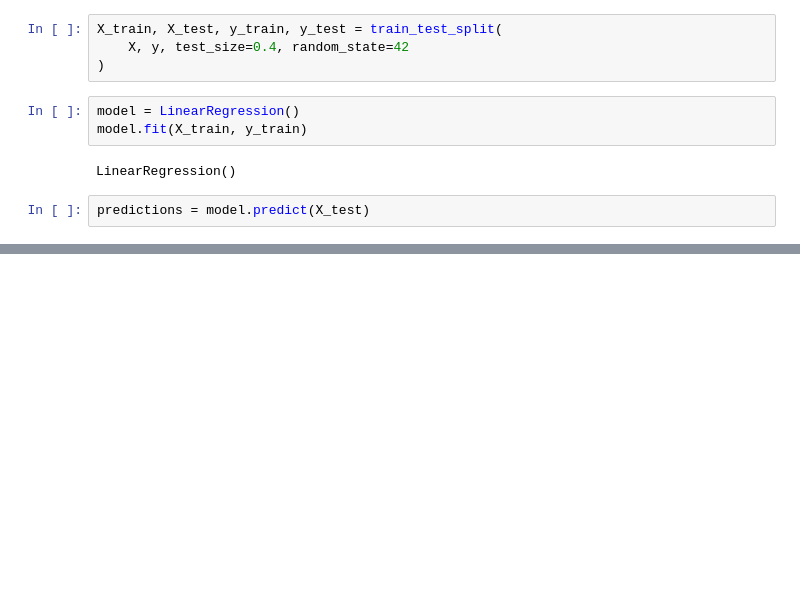
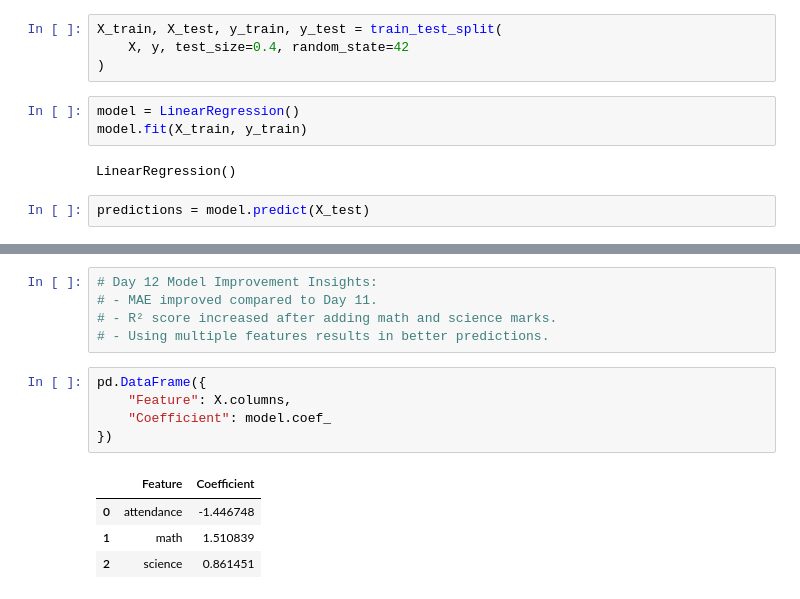
Before and after one commit to UpalKarki/student-performance-analysis, a Jupyter notebook: notebooks/analysis.ipynb, the cells around one changed output, grey strips where cells are left out. Cells and saved outputs as stored; diff of their text form; blank space fills up the shorter version.

```diff
--- a/notebooks/analysis.ipynb
+++ b/notebooks/analysis.ipynb
@@ -597,0 +598,15 @@ NameError: name 'mean_absolute_error' is not defined
+# %%
+# Day 12 Model Improvement Insights:
+# - MAE improved compared to Day 11.
+# - R² score increased after adding math and science marks.
+# - Using multiple features results in better predictions.
+# %%
+pd.DataFrame({
+    "Feature": X.columns,
+    "Coefficient": model.coef_
+})
+# %% [output]
+|  | Feature | Coefficient |
+| 0 | attendance | -1.446748 |
+| 1 | math | 1.510839 |
+| 2 | science | 0.861451 |
```
Also changed, not shown: parts of 6 cells of this notebook, 1 other file.
